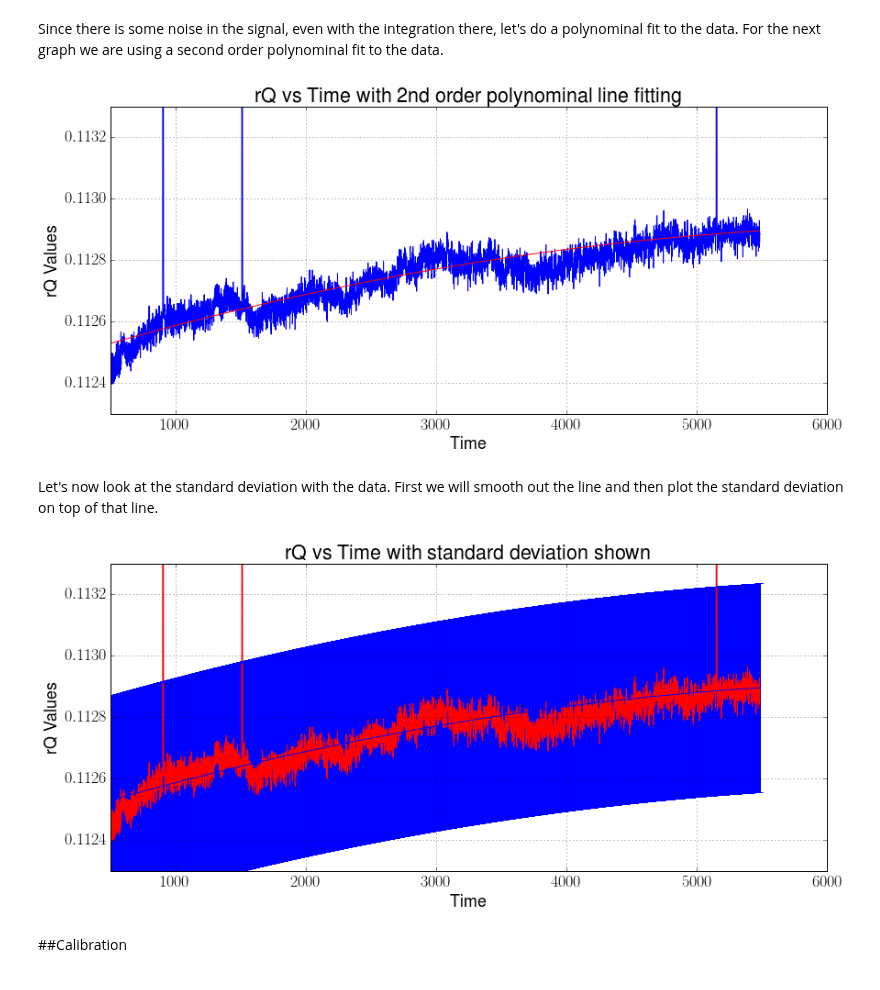
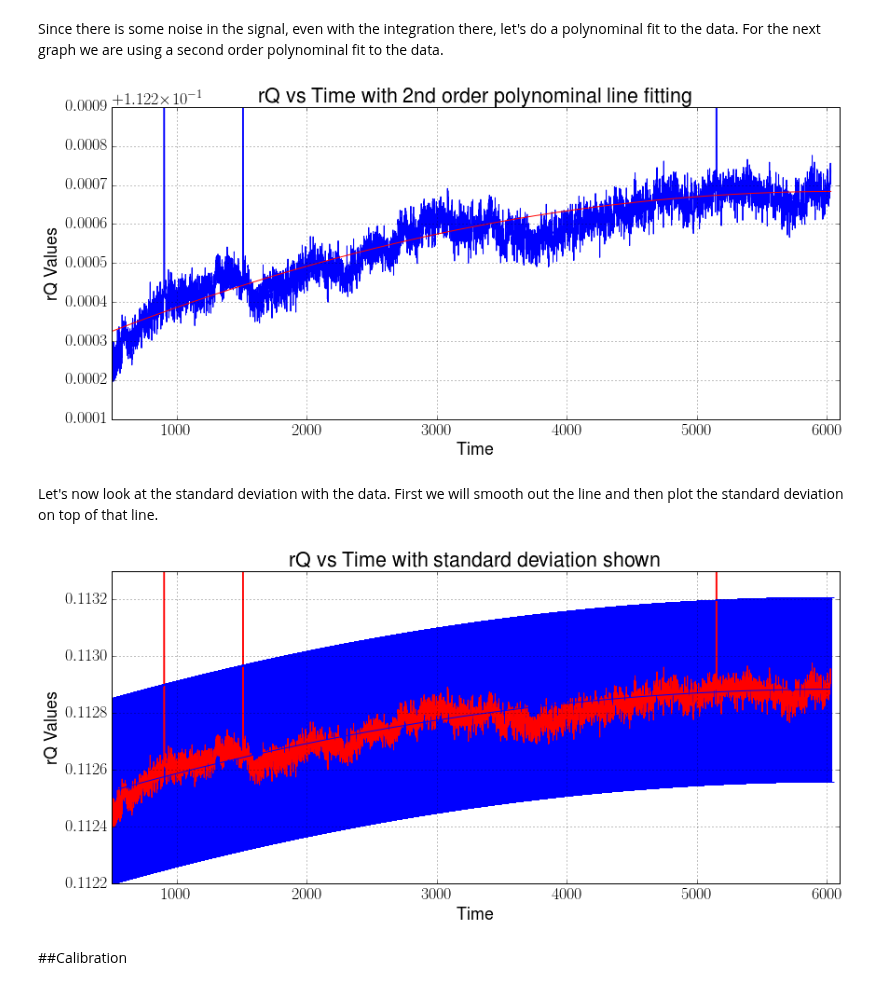
Before and after one commit to matgyver/Radiometer-SDR-Thesis, a Jupyter notebook: Experiments/Exp2/radiometer_experiment_2.ipynb, the cells around one changed output. Saved outputs shown, nothing was run; the diff lists cells and outputs as text; code cells hidden in the pictures.

```diff
--- a/Experiments/Exp2/radiometer_experiment_2.ipynb
+++ b/Experiments/Exp2/radiometer_experiment_2.ipynb
@@ -105,7 +105,7 @@ It can be seen in the graph above that we had a few spikes in the data.  In each
 #tstart = 1520;
 #tstop = 5240;
 tstart = 320;
-tstop = 7540;
+tstop = 8340;
 timeduration = (tstop-tstart)/60
 print timeduration
 # %% [output]
@@ -153,27 +153,27 @@ xlabel('Time')
 ylabel('rQ Values')
 title('rQ vs Time with 2nd order polynominal line fitting')
 grid(True)
-axis([500, 6000, .1123, .1133])
+axis([500, 6100, .1123, .1131])
 fig.savefig("rq_line_fitting.pdf", dpi=300)
 fig.savefig("rq_line_fitting.png", dpi=300)
 # %% [output]
-[figure, old version]
+[figure, new version]
 # %% [markdown]
 Let's now look at the standard deviation with the data.  First we will smooth out the line and then plot the standard deviation on top of that line.
 # %%
 fig = plt.figure(figsize=(14,6), dpi=300)
 b = p[0]*y*y+p[1]*y+p[2]
 plot(y,f,'r-')
 errorbar(y,b,a)
 xlabel('Time')
 ylabel('rQ Values')
 title('rQ vs Time with standard deviation shown')
-axis([500, 6000, .1123, .1133])
+axis([500, 6100, .1122, .1133])
 grid(True)
 fig.savefig("rq_vstime_stddev.pdf", dpi=300)
 fig.savefig("rq_vstime_stddev.png", dpi=300)
 # %% [output]
-[figure, old version]
+[figure, new version]
 # %% [markdown]
 ##Calibration
 # %% [markdown]
```
Also changed, not shown: parts of 8 cells of this notebook, 13 other files.
